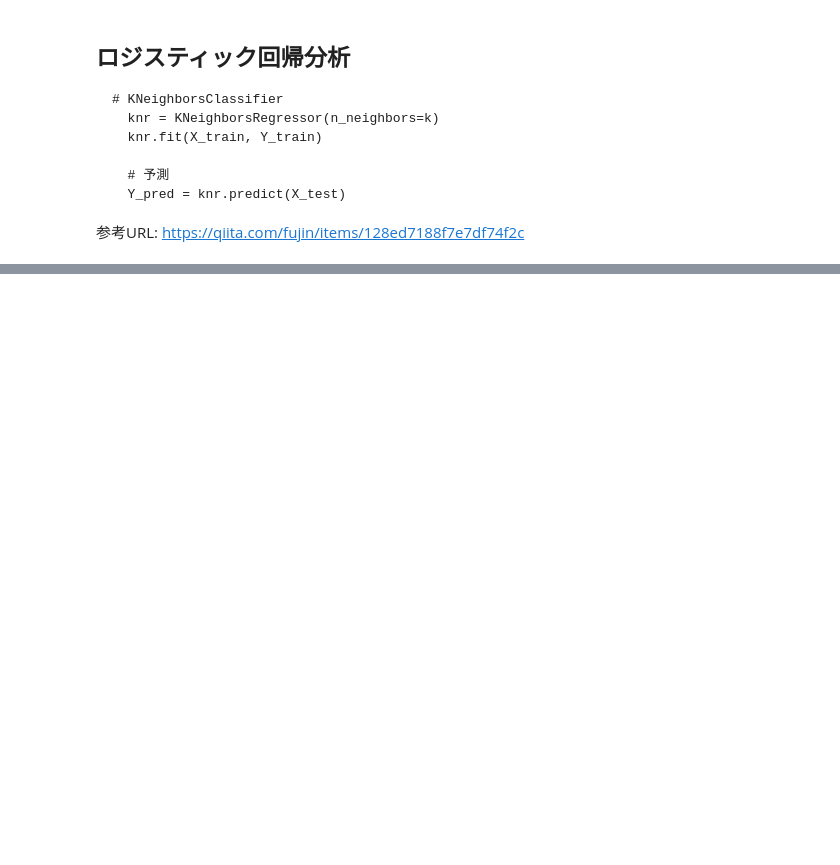
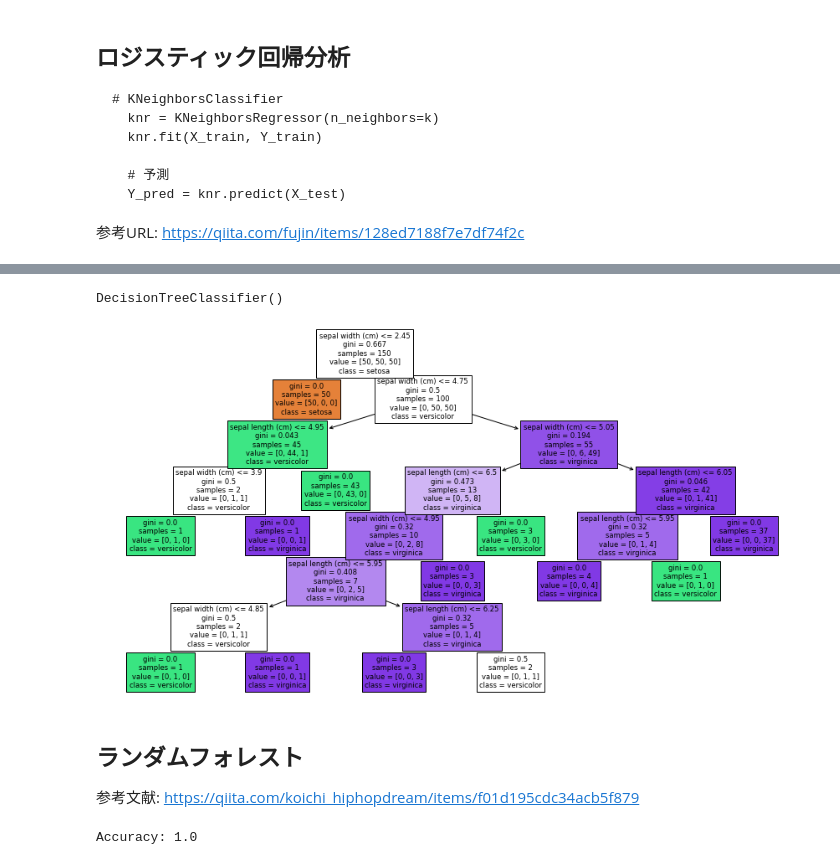
Before and after one commit to harakenken22/diveintocode-ml, a Jupyter notebook: week4_pre_rec_work1.ipynb, the cells around one changed output, grey strips where cells are left out. Cells and saved outputs as stored; diff of their text form; code cells hidden in the pictures; blank space fills up the shorter version.

```diff
--- a/week4_pre_rec_work1.ipynb
+++ b/week4_pre_rec_work1.ipynb
@@ -73,4 +73,4 @@ Y_target
 # %%
 df = pd.merge(X, Y_target, left_index=True , right_index=True)
 # %%
-X_length = df.loc[:, ['sepal length (cm)', 'petal length (cm)', 'species']]
+X_length_origin = df.loc[:, ['sepal length (cm)', 'petal length (cm)', 'species']]
@@ -473,0 +502,57 @@ metrics.accuracy_score(Y_test, Y_pred)
+# %%
+from sklearn import tree #決定木のメソッドを呼び起こす
+from sklearn.tree import DecisionTreeClassifier, export_graphviz
+#下記は決定木可視化のためのツール
+import graphviz
+import pydotplus
+from IPython.display import Image
+
+#データの整形
+Y_train_cart = X_length_origin .loc[:,['species']]
+X_train_cart = X_length_origin .loc[:,['sepal length (cm)', 'petal length (cm)']]
+clf = DecisionTreeClassifier()
+clf_data = clf.fit(X_train_cart, Y_train_cart)
+# %%
+clf_data
+# %% [output]
+DecisionTreeClassifier()
+# %%
+from sklearn.datasets import load_iris
+from sklearn.tree import DecisionTreeClassifier
+import matplotlib.pyplot as plt
+from sklearn.tree import plot_tree
+%matplotlib inline
+
+fig = plt.figure(figsize=(15, 8))
+ax = fig.add_subplot()
+plot_tree(clf_data, feature_names=iris.feature_names, ax=ax, class_names=iris.target_names, filled=True);
+# %% [output]
+[figure, added]
+# %% [markdown]
+ランダムフォレスト
+---
+
+参考文献: https://qiita.com/koichi_hiphopdream/items/f01d195cdc34acb5f879
+# %%
+from sklearn.metrics import accuracy_score
+from sklearn.metrics import precision_score
+from sklearn.ensemble import RandomForestClassifier
+from sklearn.datasets import make_classification
+from sklearn.metrics import confusion_matrix
+from pandas.plotting import scatter_matrix
+
+
+#データの分割
+train_x = X_length_origin.drop(['species'], axis=1) # 説明変数のみにする
+train_y = X_length_origin['species'] # 正解クラス
+(train_x, test_x ,train_y, test_y) = train_test_split(train_x, train_y, test_size = 0.3, random_state = 42)
+
+random_forest = RandomForestClassifier(max_depth=30, n_estimators=30, random_state=42)
+random_forest.fit(train_x, train_y)
+
+y_pred = random_forest.predict(test_x)
+
+accuracy_random_forest = accuracy_score(test_y, y_pred)
+print('Accuracy: {}'.format(accuracy_random_forest))
+# %% [output]
+Accuracy: 1.0
```
Also changed, not shown: parts of 32 cells of this notebook, 1 other file.
